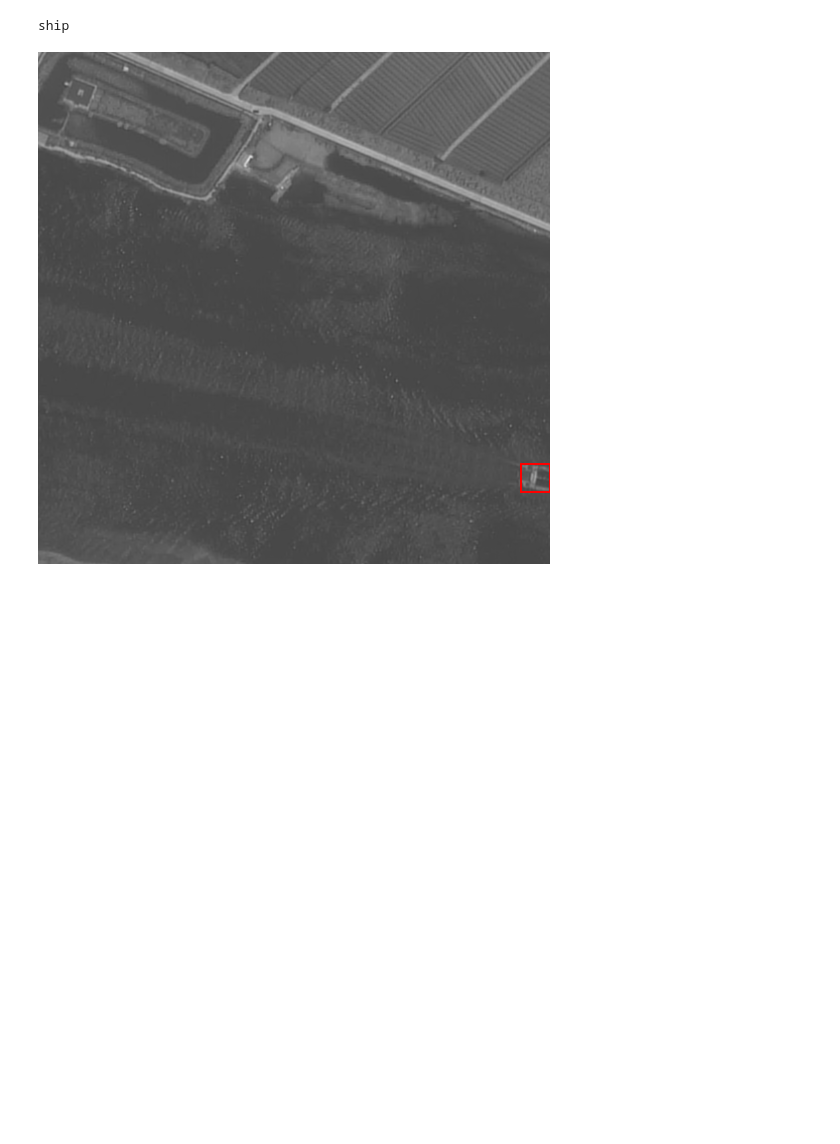
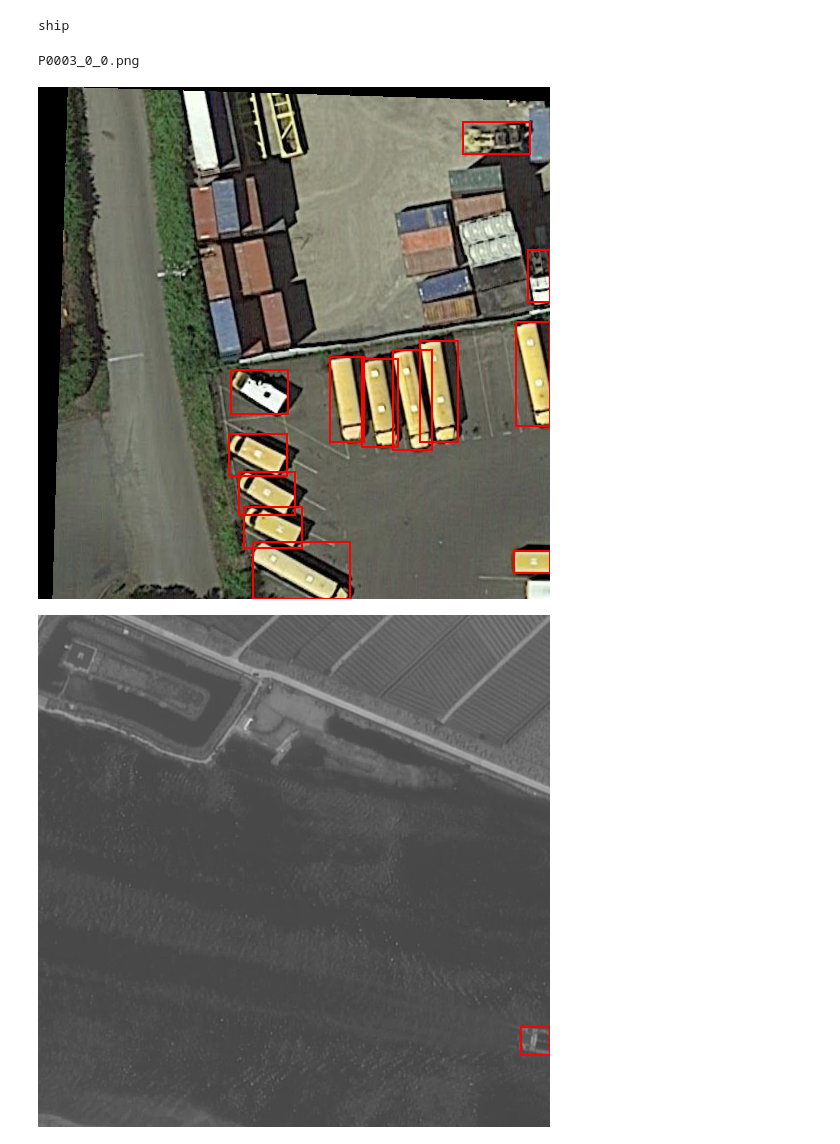
Before and after one commit to Idris903/aerial-instance-segmentation, a Jupyter notebook: notebooks/03_tiling.ipynb, the cells around one changed output. Saved outputs shown, nothing was run; the diff lists cells and outputs as text; code cells hidden in the pictures; blank space fills up the shorter version.

Commit message:
add visual checks to val tiles and tiled all images

```diff
--- a/notebooks/03_tiling.ipynb
+++ b/notebooks/03_tiling.ipynb
@@ -433,11 +433,6 @@ print(output["annotations"][0])
 30
 43
 {'id': 0, 'image_id': 0, 'category_id': 5, 'bbox': [387.0, 281.0, 58.0, 33.0], 'area': 1914.0, 'iscrowd': 0}
-# %%
-json_path = os.path.join(test_folder, "tiles_test.json")
-
-with open(json_path, "w") as f:
-    json.dump(output, f)
 # %%
 with open(json_path) as f:
     loaded = json.load(f)
@@ -493,6 +488,37 @@ for c in coco["categories"]:
         print(c["name"])
 # %% [output]
 ship
+# %%
+import os
+import json
+from PIL import Image, ImageDraw
+
+val_folder = os.path.expanduser("~/data/tiles/val")
+
+with open(os.path.join(val_folder, "annotations.json")) as f:
+    val_tiles = json.load(f)
+
+tile_id = val_tiles["annotations"][0]["image_id"]
+
+for img in val_tiles["images"]:
+    if img["id"] == tile_id:
+        tile_name = img["file_name"]
+        break
+
+tile = Image.open(os.path.join(val_folder, tile_name)).convert("RGB")
+draw = ImageDraw.Draw(tile)
+
+tile_anno = []
+for anno in val_tiles["annotations"]:
+    if anno["image_id"] == tile_id:
+        x, y, w , h = anno["bbox"]
+        draw.rectangle([x, y, x + w, y + h], outline= "red", width = 2)
+
+print(tile_name)
+tile
+# %% [output]
+P0003_0_0.png
+[figure, added]
 # %%
 
 for annotation in output["annotations"]:
```
Also changed, not shown: parts of 3 cells of this notebook, 1 other file.
